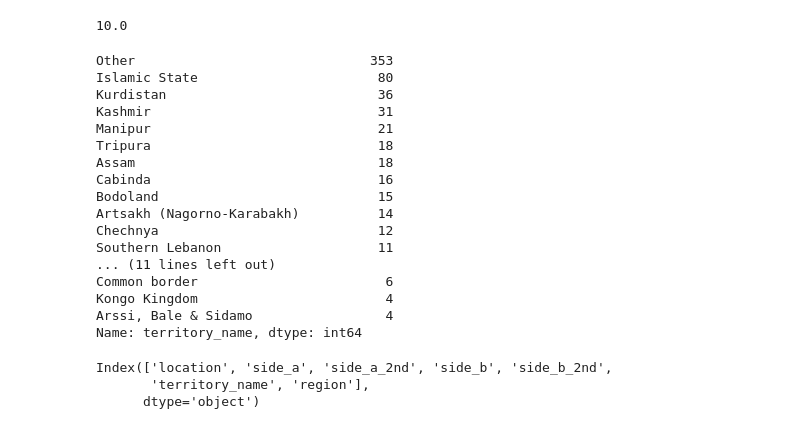
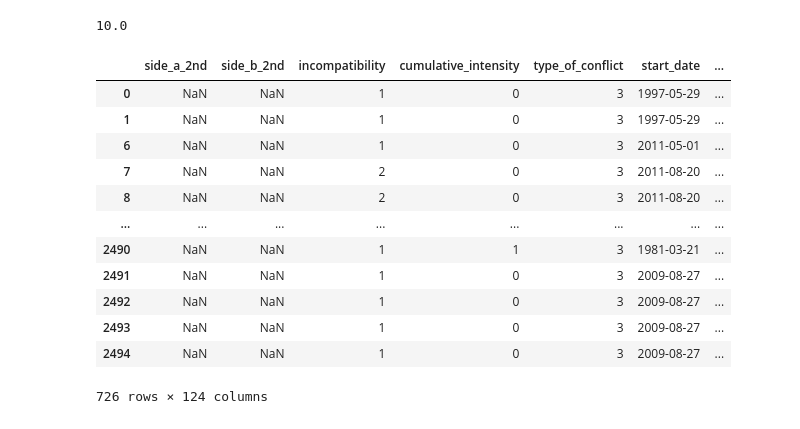
Before and after one commit to THeath15/Team1--Project, a Jupyter notebook: conflicts_stocks_merge.ipynb, the cells around one changed output. Saved outputs shown, nothing was run; the diff lists cells and outputs as text; code cells hidden in the pictures.

```diff
--- a/conflicts_stocks_merge.ipynb
+++ b/conflicts_stocks_merge.ipynb
@@ -107,29 +107,29 @@ def create_bins(df, col, thresh):
     categories_to_keep = frequencies[:thresh].index
     output = output.apply(lambda x: x if x in categories_to_keep else 'Other')
     return output
-# %%
-create_bins(available_conflicts_df, 'territory_name', 25).value_counts()
-# %% [output]
-Other                              353
-Islamic State                       80
-Kurdistan                           36
-Kashmir                             31
-Manipur                             21
-Tripura                             18
-Assam                               18
-Cabinda                             16
-Bodoland                            15
-Artsakh (Nagorno-Karabakh)          14
-Chechnya                            12
-Southern Lebanon                    11
-... (11 lines left out)
-Common border                        6
-Kongo Kingdom                        4
-Arssi, Bale & Sidamo                 4
-Name: territory_name, dtype: int64
-# %%
-available_conflicts_df.dtypes[available_conflicts_df.dtypes == 'object'].index
-# %% [output]
-Index(['location', 'side_a', 'side_a_2nd', 'side_b', 'side_b_2nd',
-       'territory_name', 'region'],
-      dtype='object')
+# %%
+# get string columns for encoding
+string_cols = available_conflicts_df.dtypes[available_conflicts_df.dtypes == 'object'].index
+ignore_cols = ['side_a_2nd', 'side_b_2nd'] # can handle later if necessary
+string_cols = string_cols.drop(labels = ['side_a_2nd', 'side_b_2nd'])
+# %%
+# bin the categorical data
+names_to_keep = 25 # number of bins = names_to_keep + 1
+for col in string_cols:
+    available_conflicts_df[col] = create_bins(available_conflicts_df, col, names_to_keep)
+# %%
+pd.get_dummies(available_conflicts_df, columns = string_cols)
+# %% [output]
+|  | side_a_2nd | side_b_2nd | incompatibility | cumulative_intensity | type_of_conflict | start_date | ... |
+| 0 | NaN | NaN | 1 | 0 | 3 | 1997-05-29 | ... |
+| 1 | NaN | NaN | 1 | 0 | 3 | 1997-05-29 | ... |
+| 6 | NaN | NaN | 1 | 0 | 3 | 2011-05-01 | ... |
+| 7 | NaN | NaN | 2 | 0 | 3 | 2011-08-20 | ... |
+| 8 | NaN | NaN | 2 | 0 | 3 | 2011-08-20 | ... |
+| ... | ... | ... | ... | ... | ... | ... | ... |
+| 2490 | NaN | NaN | 1 | 1 | 3 | 1981-03-21 | ... |
+| 2491 | NaN | NaN | 1 | 0 | 3 | 2009-08-27 | ... |
+| 2492 | NaN | NaN | 1 | 0 | 3 | 2009-08-27 | ... |
+| 2493 | NaN | NaN | 1 | 0 | 3 | 2009-08-27 | ... |
+| 2494 | NaN | NaN | 1 | 0 | 3 | 2009-08-27 | ... |
+726 rows × 124 columns
```
Also changed, not shown: 3 other files.
